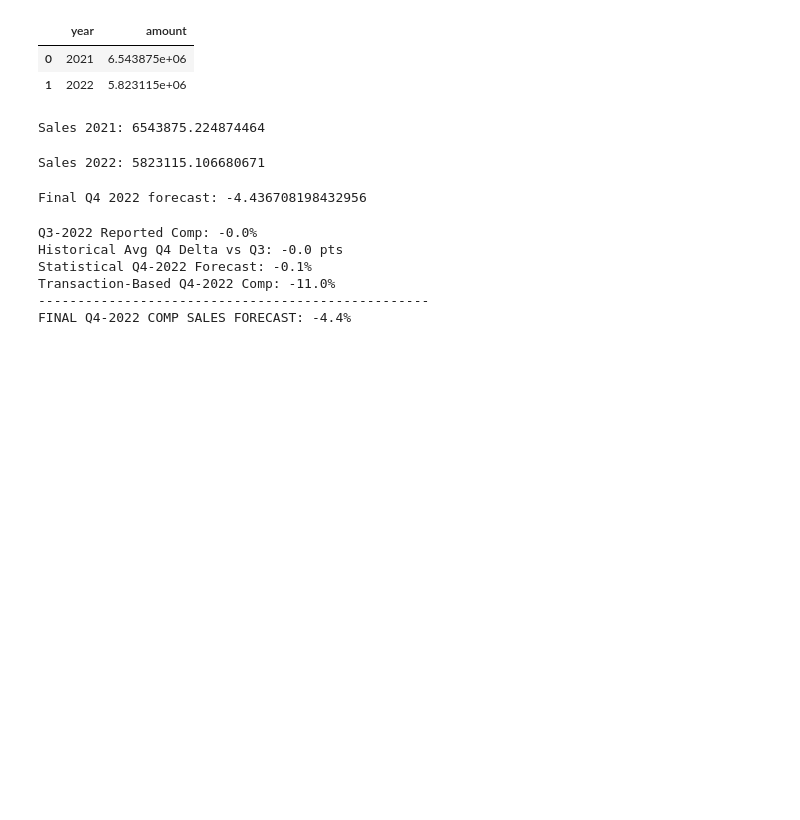
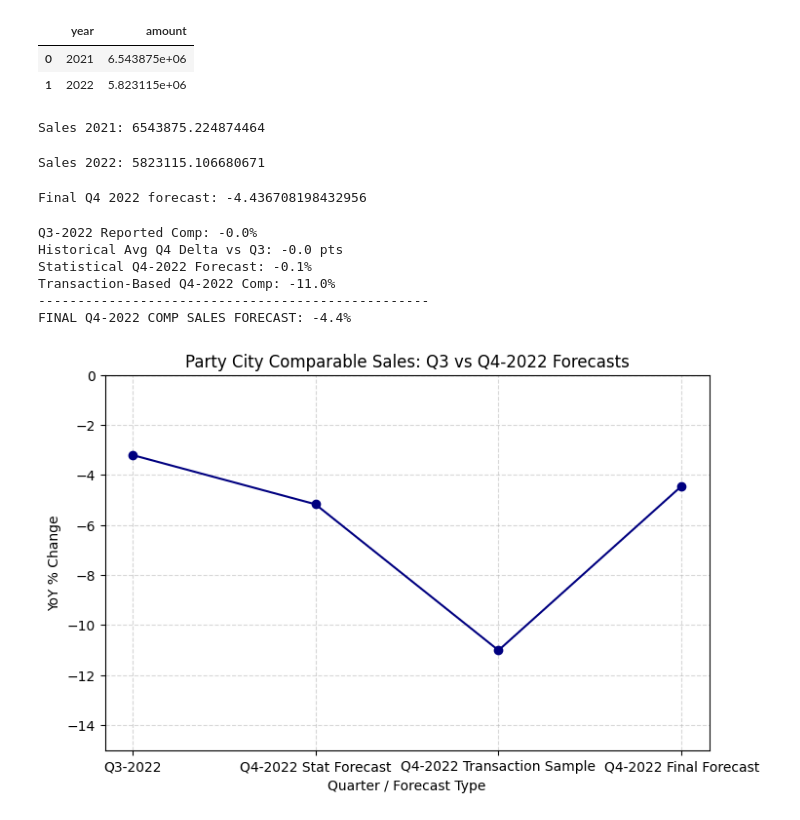
Before and after one commit to Jwdaniel34/party-city-case-study, a Jupyter notebook: case_study_YoY_forecast.ipynb, the cells around one changed output. Saved outputs shown, nothing was run; the diff lists cells and outputs as text; code cells hidden in the pictures; blank space fills up the shorter version.

Commit message:
Updated Yoy Forecast, and store closure risk score sales trend and graphs

```diff
--- a/case_study_YoY_forecast.ipynb
+++ b/case_study_YoY_forecast.ipynb
@@ -251,3 +295,30 @@ Statistical Q4-2022 Forecast: -0.1%
 Transaction-Based Q4-2022 Comp: -11.0%
 --------------------------------------------------
 FINAL Q4-2022 COMP SALES FORECAST: -4.4%
+# %%
+import matplotlib.pyplot as plt
+import pandas as pd
+
+# Build a small dataframe for the chart
+data = pd.DataFrame({
+    "Quarter": ["Q3-2022", "Q4-2022 Stat Forecast", "Q4-2022 Transaction Sample", "Q4-2022 Final Forecast"],
+    "Comp YoY %": [
+        -3.2,          # Q3 2022 reported
+        -5.17,         # Stat forecast
+        -11.01,        # Transaction-implied
+        -4.44          # Final weighted forecast
+    ]
+})
+
+# Plot
+plt.figure(figsize=(8,5))
+plt.plot(data["Quarter"], data["Comp YoY %"], marker='o', linestyle='-', color='navy', label='YoY % Change')
+plt.axhline(0, color='grey', linewidth=0.8, linestyle='--')  # baseline
+plt.title("Party City Comparable Sales: Q3 vs Q4-2022 Forecasts")
+plt.ylabel("YoY % Change")
+plt.xlabel("Quarter / Forecast Type")
+plt.ylim(-15, 0)  # keep chart focused
+plt.grid(True, linestyle='--', alpha=0.5)
+plt.show()
+# %% [output]
+[figure, added]
```
Also changed, not shown: parts of 8 cells of this notebook, 1 other file.
